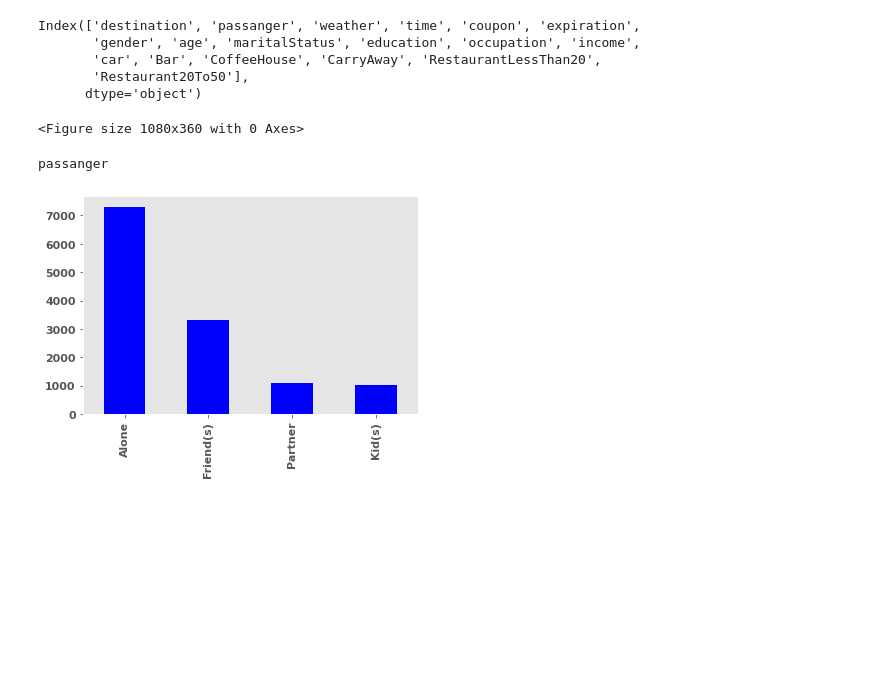
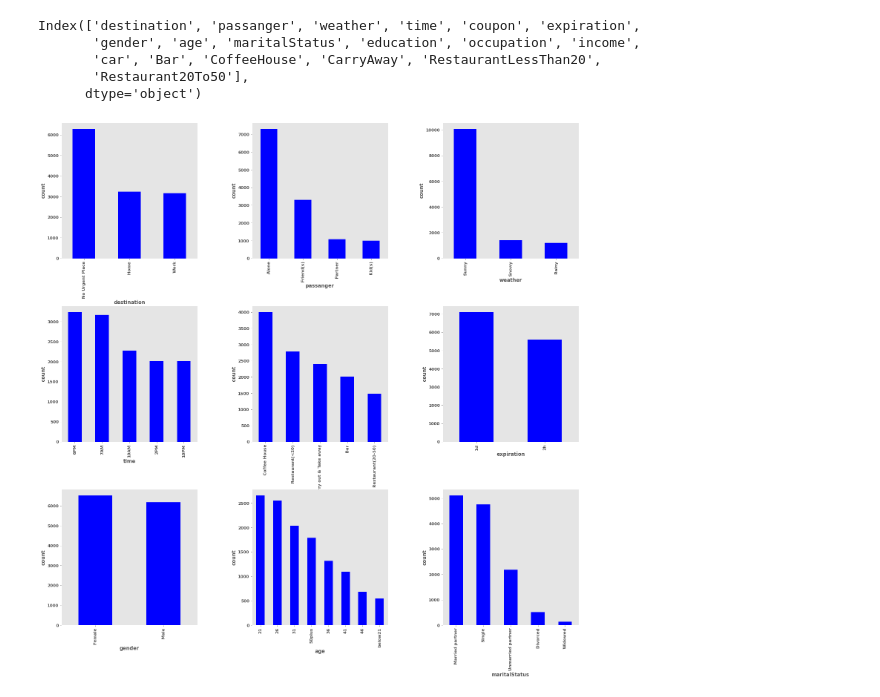
Before and after one commit to Ron256/GroupProjectMachLearning, a Jupyter notebook: GroupProject-in-vehicle-copoun-Recommendation.ipynb, the cells around one changed output. Drawn from its saved outputs; the diff is of its cells as text; code cells hidden in the pictures; blank space fills up the shorter version.

```diff
--- a/GroupProject-in-vehicle-copoun-Recommendation.ipynb
+++ b/GroupProject-in-vehicle-copoun-Recommendation.ipynb
@@ -251,29 +251,31 @@ Index(['destination', 'passanger', 'weather', 'time', 'coupon', 'expiration',
        'car', 'Bar', 'CoffeeHouse', 'CarryAway', 'RestaurantLessThan20',
        'Restaurant20To50'],
       dtype='object')
-# %%
-fig = plt.figure(figsize=(15, 5)) # set the size of the container
-
-plt.rcParams.update({'font.size': 11}) # set the font size, this must be set at the top.
-fig.subplots_adjust(bottom = -0.8, wspace = 0.2, hspace = 0.35) # add space between each row of the subplots
-# %% [output]
-<Figure size 1080x360 with 0 Axes>
 # %%
+plt.rcParams.update({'font.size': 11}) # set the font size, this must be set at the top.
+
+
+fig = plt.figure(figsize=(25, 5)) # set the size of the container
+fig.subplots_adjust(bottom = -7.0, wspace = 0.4, hspace = 0.35) # add space between each row of the subplots
+
 inVechCategorical_df = df.select_dtypes(include=['category']).copy()
-
 # extract out all the column names
 categorical_attrs = inVechCategorical_df.columns
 
+axisnum = 0
 #type(categorical_attrs)
-# print(len(categorical_attrs)-17)
-print(categorical_attrs[1])
-categorical_attrs[1]
-ax1 = fig.add_subplot(2, 3, 1)
-#ax1.set_xlabel('workclass')
-ax1.set_title('workclass')
-df[categorical_attrs[1]].value_counts().plot(kind = 'bar', grid = False, color=['blue'])
+for i in range(len(categorical_attrs)-9):
+    #print(categorical_attrs[i])
+
+    axisnum += 1
+    ax = fig.add_subplot(6, 3, axisnum)
+
+
+
+    df[categorical_attrs[i]].value_counts().plot(kind = 'bar', grid = False, color=['blue'], xlabel = categorical_attrs[i], ylabel = 'count')
+
+
 plt.show()
 # %% [output]
-passanger
-[figure, old version]
+[figure, new version]
 # %%
```
Also changed, not shown: parts of 3 cells of this notebook.
